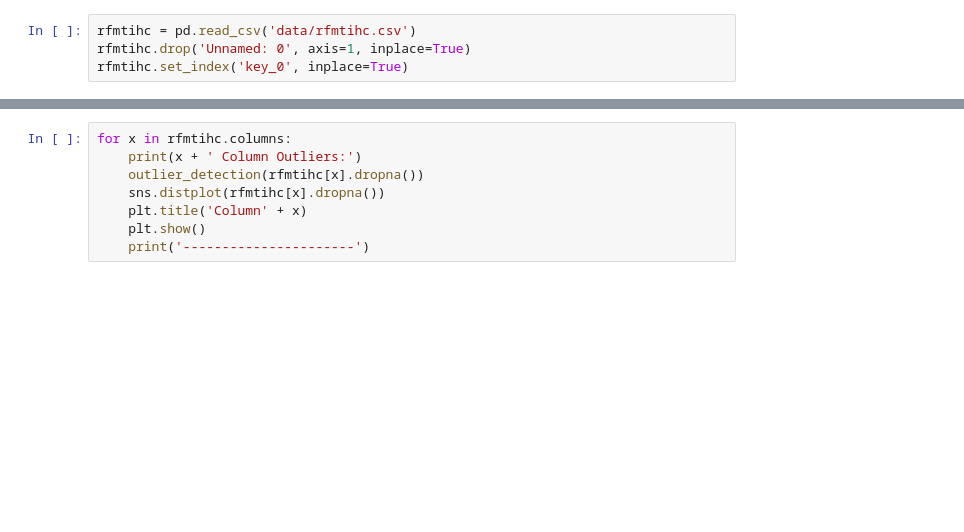
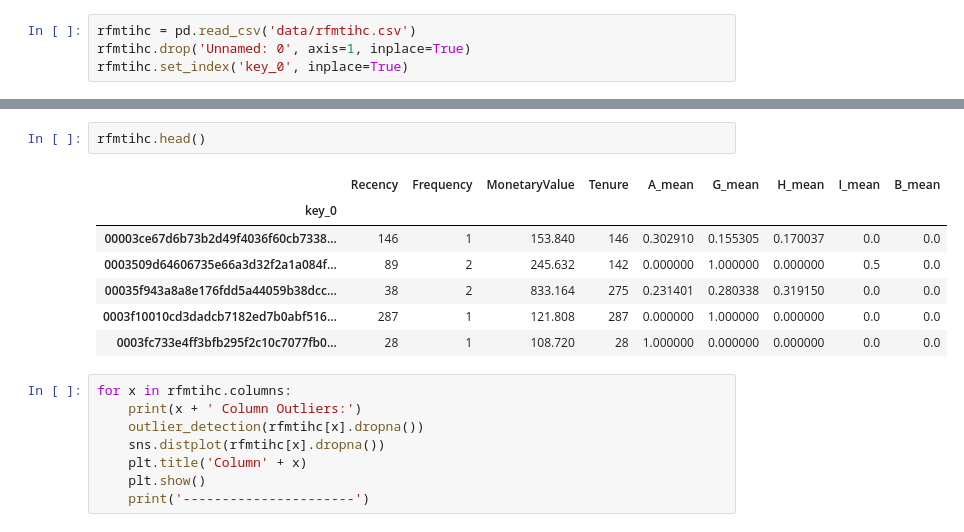
Before and after one commit to ahmedgehad/h_ams, a Jupyter notebook: jnb_draft_trials_p2.ipynb, the cells around one changed output, grey strips where cells are left out. Cells and saved outputs as stored; diff of their text form; blank space fills up the shorter version.

```diff
--- a/jnb_sctech_trials_p2.ipynb
+++ b/jnb_draft_trials_p2.ipynb
@@ -28,4 +28,14 @@ rfmtihc.describe()
 | max | 391.000000 | 111.000000 | 29117.303120 | 391.000000 | 1.000000 | 1.000000 | 1.000000 | 1.000000 | 1.000000 |
+# %%
+rfmtihc.head()
+# %% [output]
+|  | Recency | Frequency | MonetaryValue | Tenure | A_mean | G_mean | H_mean | I_mean | B_mean |
+| key_0 |  |  |  |  |  |  |  |  |  |
+| 00003ce67d6b73b2d49f4036f60cb7338... | 146 | 1 | 153.840 | 146 | 0.302910 | 0.155305 | 0.170037 | 0.0 | 0.0 |
+| 0003509d64606735e66a3d32f2a1a084f... | 89 | 2 | 245.632 | 142 | 0.000000 | 1.000000 | 0.000000 | 0.5 | 0.0 |
+| 00035f943a8a8e176fdd5a44059b38dcc... | 38 | 2 | 833.164 | 275 | 0.231401 | 0.280338 | 0.319150 | 0.0 | 0.0 |
+| 0003f10010cd3dadcb7182ed7b0abf516... | 287 | 1 | 121.808 | 287 | 0.000000 | 1.000000 | 0.000000 | 0.0 | 0.0 |
+| 0003fc733e4ff3bfb295f2c10c7077fb0... | 28 | 1 | 108.720 | 28 | 1.000000 | 0.000000 | 0.000000 | 0.0 | 0.0 |
 # %%
 for x in rfmtihc.columns:
     print(x + ' Column Outliers:')
```
Also changed, not shown: parts of 17 cells of this notebook, 21 other files.
